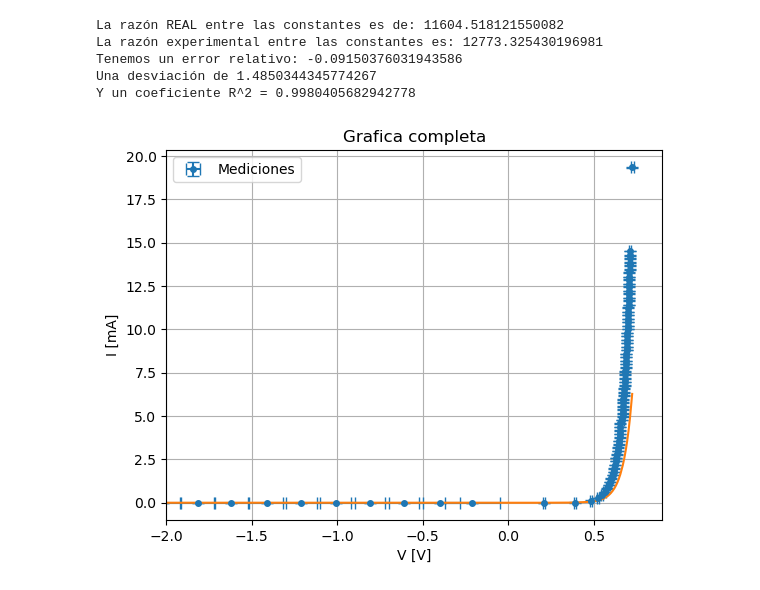
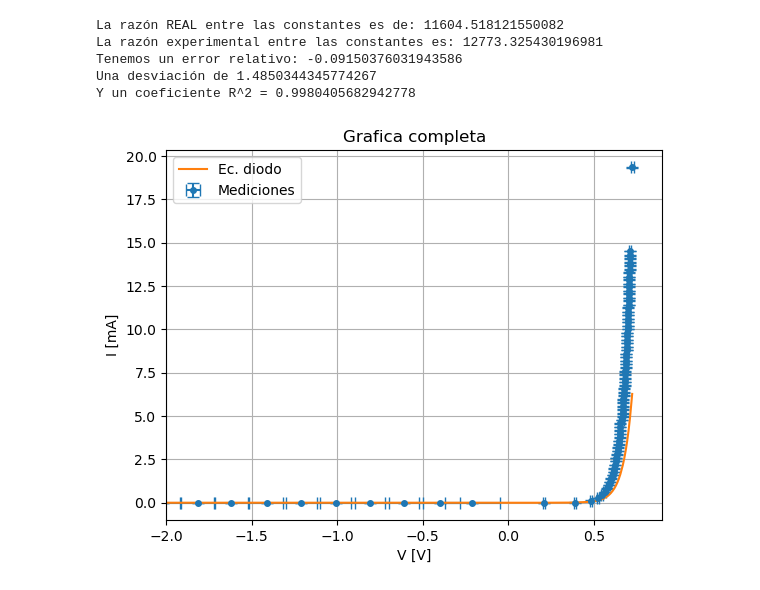
Before and after one commit to Alexi5omg/Labo-Contemporanea, a Jupyter notebook: Practica1/Practica1.ipynb, the cells around one changed output. Drawn from its saved outputs; the diff is of its cells as text; code cells hidden in the pictures.

Commit message:
Label

```diff
--- a/Practica1/Practica1.ipynb
+++ b/Practica1/Practica1.ipynb
@@ -155,25 +155,25 @@ Y un coeficiente R^2 = 0.9980405682942778
 # %%
 #Hacemos toda la grafica de I vs V
 V_arr1 = np.array(Vd_inv[::-1])
 V_arr2 = np.array(Vd_direc)
 V_Tot = np.concatenate((V_arr1,V_arr2))
 I_arr1 = np.array(Id_inv[::-1])
 I_arr2 = np.array(Id_direc)
 I_Tot = np.concatenate((I_arr1,I_arr2))
 errorX_Tot = np.concatenate((errorX2,errorX1))
 errorY_Tot = np.concatenate((errorY2,errorY1))
 #Valores esperados
 Is = 5*10**(-6)
 I_esp = Is*(np.exp(e*V_Tot/(n*kb*T))-1)
 
 #plt.plot(V_Tot,I_Tot,'.',label='Mediciones')
 plt.errorbar(V_Tot,I_Tot,label='Mediciones', xerr=errorX_Tot, yerr=errorY_Tot, marker='o', markersize=4, linestyle = '', capsize=4)
-plt.plot(V_Tot,I_esp)
+plt.plot(V_Tot,I_esp,label='Ec. diodo')
 plt.title('Grafica completa')
 plt.xlabel('V [V]'), plt.ylabel('I [mA]')
 plt.xlim([-2,0.9])
 plt.grid()
 plt.legend()
 plt.show()
 # %% [output]
-[figure, old version]
+[figure, new version]
```
